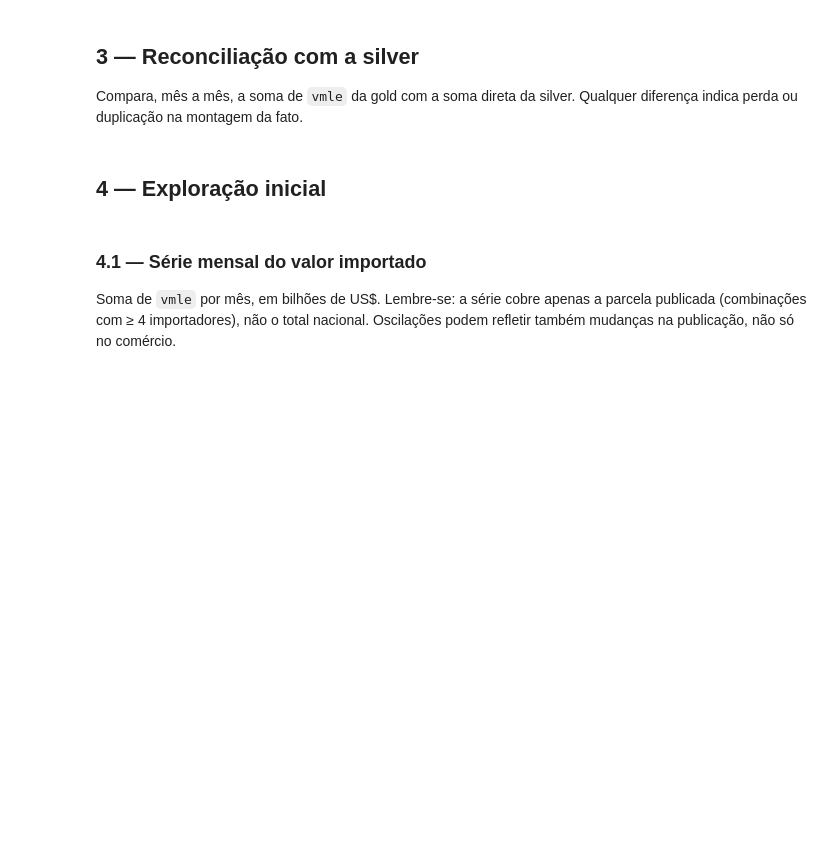
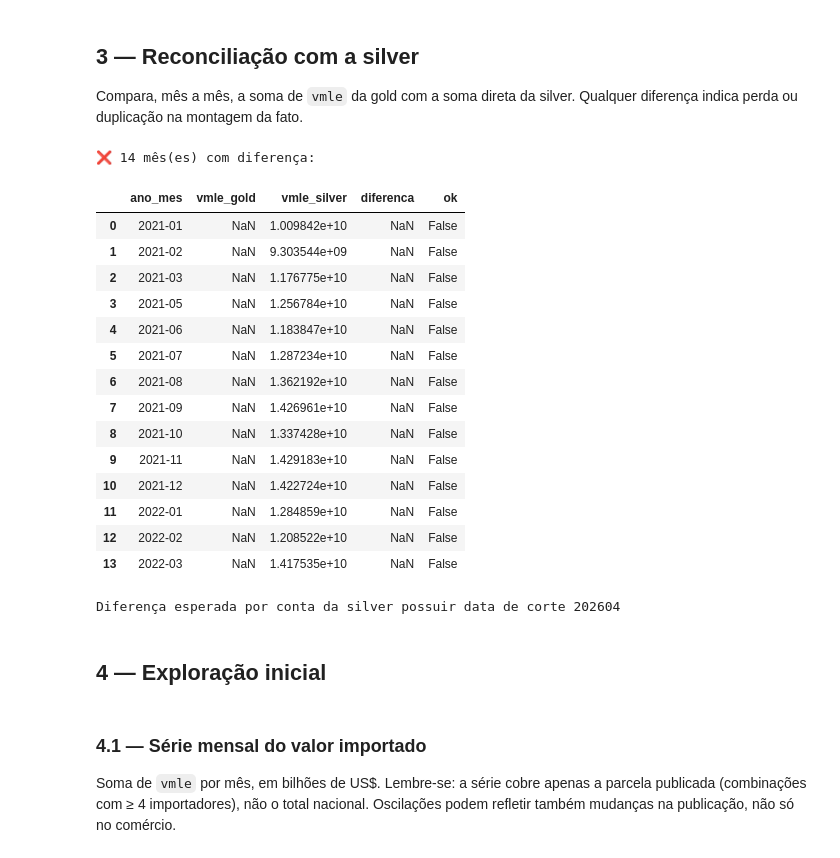
Before and after one commit to renankalfa1/analise-importacoes-brasil, a Jupyter notebook: notebooks/eda/04_qualidade_eda_gold.ipynb, the cells around one changed output. Saved outputs shown, nothing was run; the diff lists cells and outputs as text; code cells hidden in the pictures; blank space fills up the shorter version.

```diff
--- a/notebooks/eda/04_qualidade_eda_gold.ipynb
+++ b/notebooks/eda/04_qualidade_eda_gold.ipynb
@@ -213,17 +239,37 @@ Compara, mês a mês, a soma de `vmle` da gold com a soma direta da silver. Qual
 # %%
 gold_mes = fato.groupby('ano_mes', as_index=False)['vmle_soma_dolar_truncado'].sum()
 gold_mes = gold_mes.rename(columns={'vmle_soma_dolar_truncado': 'vmle_gold'})
 silver_mes = silver_vmle_por_mes()
 
 rec = gold_mes.merge(silver_mes, on='ano_mes', how='outer')
 rec['diferenca'] = (rec['vmle_gold'] - rec['vmle_silver']).round(2)
 rec['ok'] = rec['diferenca'].abs() < 0.01
 
 if rec['ok'].all():
     print(f"✅ Reconciliação OK em {len(rec)} meses.")
 else:
     print(f"❌ {(~rec['ok']).sum()} mês(es) com diferença:")
-rec[~rec['ok']]
+display(rec[~rec['ok']])
+
+print('Diferença esperada por conta da silver possuir data de corte 202604')
+# %% [output]
+❌ 14 mês(es) com diferença:
+|  | ano_mes | vmle_gold | vmle_silver | diferenca | ok |
+| 0 | 2021-01 | NaN | 1.009842e+10 | NaN | False |
+| 1 | 2021-02 | NaN | 9.303544e+09 | NaN | False |
+| 2 | 2021-03 | NaN | 1.176775e+10 | NaN | False |
+| 3 | 2021-05 | NaN | 1.256784e+10 | NaN | False |
+| 4 | 2021-06 | NaN | 1.183847e+10 | NaN | False |
+| 5 | 2021-07 | NaN | 1.287234e+10 | NaN | False |
+| 6 | 2021-08 | NaN | 1.362192e+10 | NaN | False |
+| 7 | 2021-09 | NaN | 1.426961e+10 | NaN | False |
+| 8 | 2021-10 | NaN | 1.337428e+10 | NaN | False |
+| 9 | 2021-11 | NaN | 1.429183e+10 | NaN | False |
+| 10 | 2021-12 | NaN | 1.422724e+10 | NaN | False |
+| 11 | 2022-01 | NaN | 1.284859e+10 | NaN | False |
+| 12 | 2022-02 | NaN | 1.208522e+10 | NaN | False |
+| 13 | 2022-03 | NaN | 1.417535e+10 | NaN | False |
+Diferença esperada por conta da silver possuir data de corte 202604
 # %% [markdown]
 ## 4 — Exploração inicial
 # %% [markdown]
```
Also changed, not shown: parts of 8 cells of this notebook, 3 other files.
